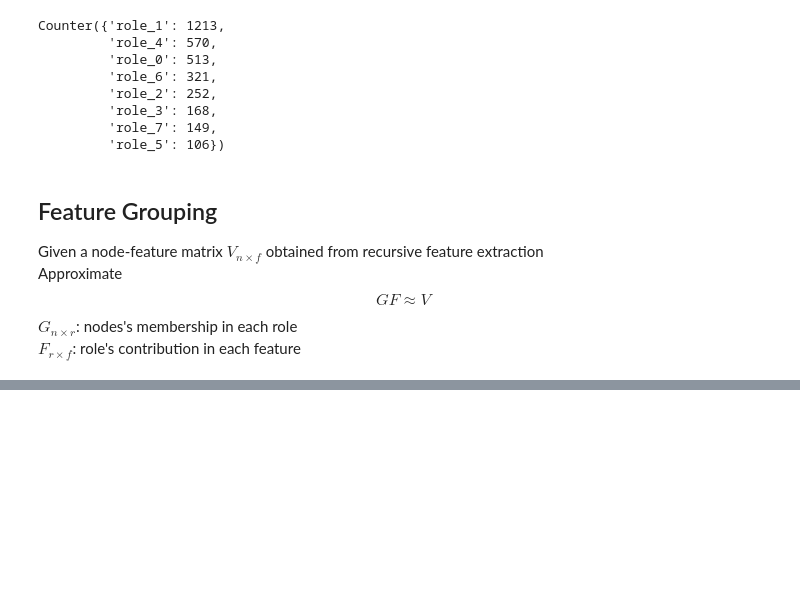
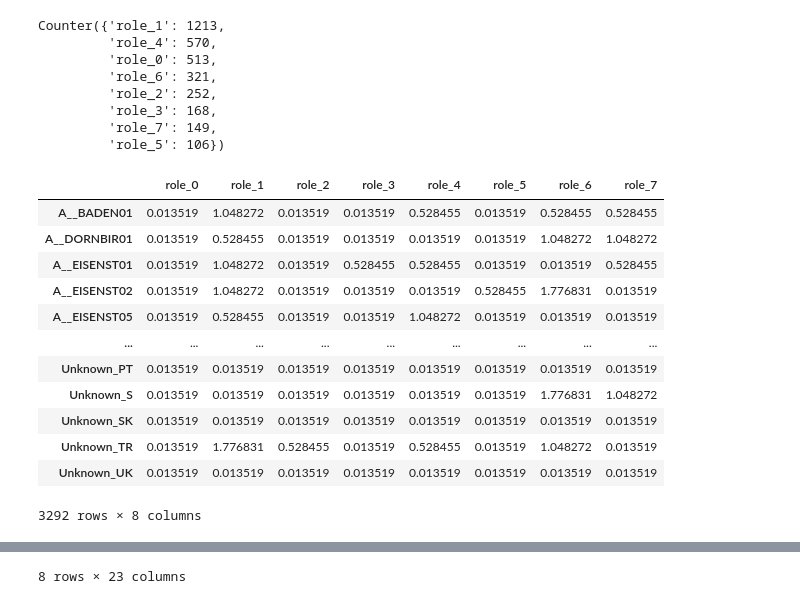
Before and after one commit to liangyufc/rolx-erasmus, a Jupyter notebook: src/extract_roles.ipynb, the cells around one changed output, grey strips where cells are left out. Cells and saved outputs as stored; diff of their text form; code cells hidden in the pictures; blank space fills up the shorter version.

```diff
--- a/src/extract_roles.ipynb
+++ b/src/extract_roles.ipynb
@@ -65,9 +79,3 @@ Counter({'role_1': 1213,
          'role_3': 168,
          'role_7': 149,
          'role_5': 106})
-# %% [markdown]
-## Feature Grouping
-Given a node-feature matrix $V_{n\times f}$ obtained from recursive feature extraction\
-Approximate $$GF \approx V$$
-$G_{n\times r}$: nodes's membership in each role\
-$F_{r\times f}$: role's contribution in each feature
@@ -78,0 +82,17 @@ $F_{r\times f}$: role's contribution in each feature
+# %%
+display(role_extractor.node_role_factor)
+display(role_extractor.role_feature_factor)
+# %% [output]
+|  | role_0 | role_1 | role_2 | role_3 | role_4 | role_5 | role_6 | role_7 |
+| A__BADEN01 | 0.013519 | 1.048272 | 0.013519 | 0.013519 | 0.528455 | 0.013519 | 0.528455 | 0.528455 |
+| A__DORNBIR01 | 0.013519 | 0.528455 | 0.013519 | 0.013519 | 0.013519 | 0.013519 | 1.048272 | 1.048272 |
+| A__EISENST01 | 0.013519 | 1.048272 | 0.013519 | 0.528455 | 0.528455 | 0.013519 | 0.013519 | 0.528455 |
+| A__EISENST02 | 0.013519 | 1.048272 | 0.013519 | 0.013519 | 0.013519 | 0.528455 | 1.776831 | 0.013519 |
+| A__EISENST05 | 0.013519 | 0.528455 | 0.013519 | 0.013519 | 1.048272 | 0.013519 | 0.013519 | 0.013519 |
+| ... | ... | ... | ... | ... | ... | ... | ... | ... |
+| Unknown_PT | 0.013519 | 0.013519 | 0.013519 | 0.013519 | 0.013519 | 0.013519 | 0.013519 | 0.013519 |
+| Unknown_S | 0.013519 | 0.013519 | 0.013519 | 0.013519 | 0.013519 | 0.013519 | 1.776831 | 1.048272 |
+| Unknown_SK | 0.013519 | 0.013519 | 0.013519 | 0.013519 | 0.013519 | 0.013519 | 0.013519 | 0.013519 |
+| Unknown_TR | 0.013519 | 1.776831 | 0.528455 | 0.013519 | 0.528455 | 0.013519 | 1.048272 | 0.013519 |
+| Unknown_UK | 0.013519 | 0.013519 | 0.013519 | 0.013519 | 0.013519 | 0.013519 | 0.013519 | 0.013519 |
+3292 rows × 8 columns
@@ -78,0 +108 @@ $F_{r\times f}$: role's contribution in each feature
+8 rows × 23 columns
```
Also changed, not shown: parts of 10 cells of this notebook, 1 other file.
